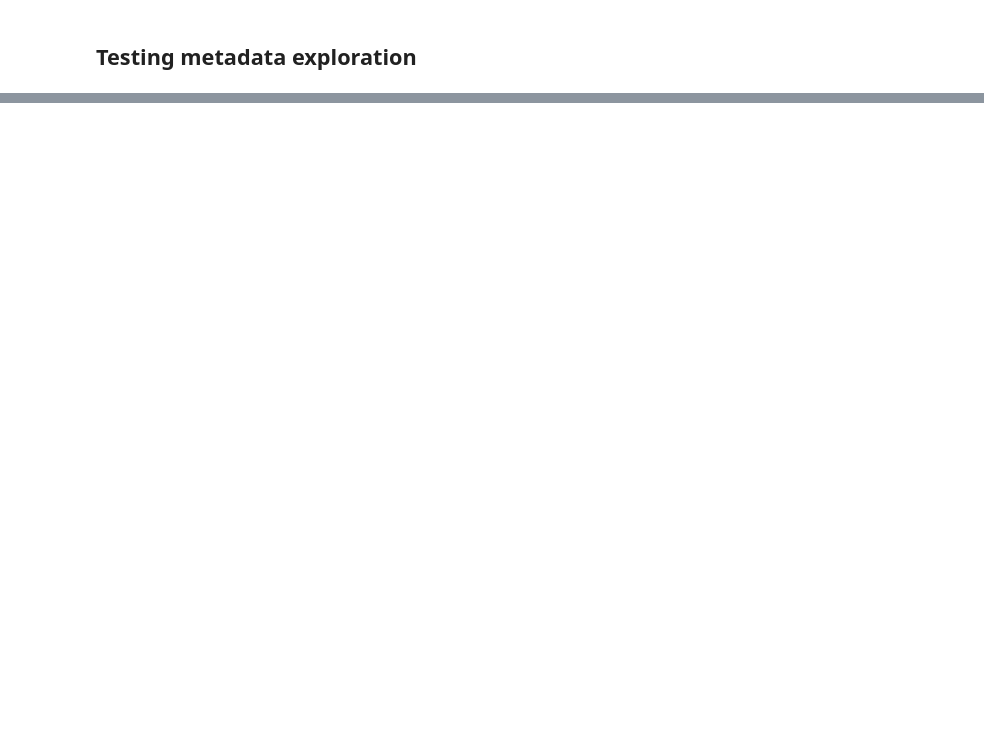
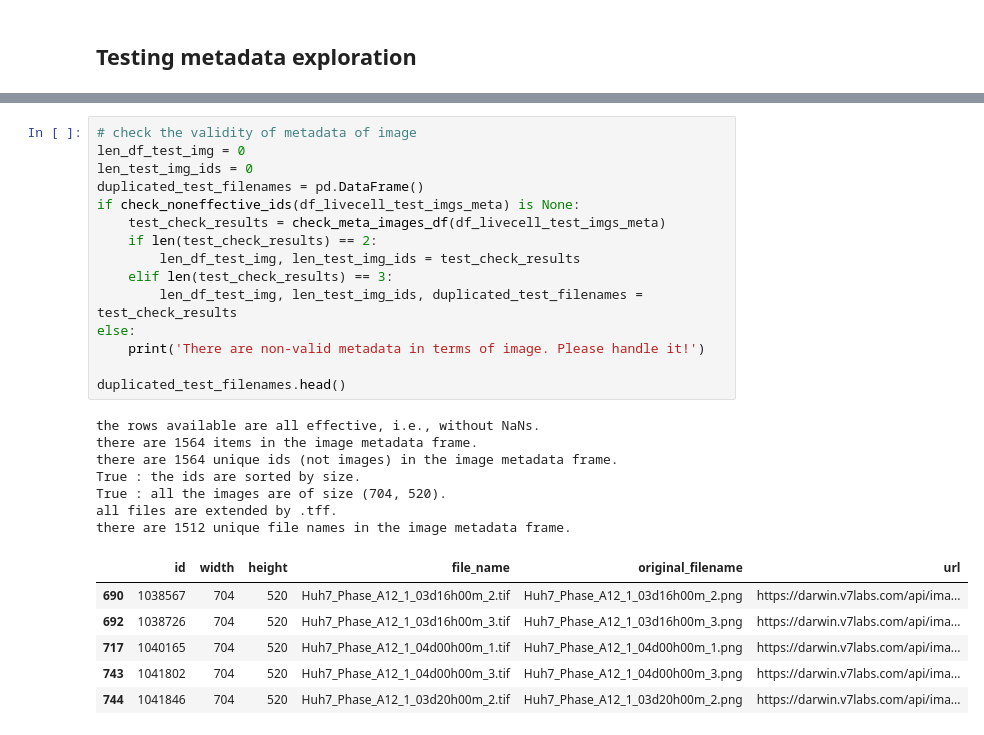
Before and after one commit to lenardxu/rkx_cell_is, a Jupyter notebook: analytics/data_exploration_LIVECell.ipynb, the cells around one changed output, grey strips where cells are left out. Saved outputs shown, nothing was run; the diff lists cells and outputs as text; blank space fills up the shorter version.

```diff
--- a/analytics/data_exploration_LIVECell.ipynb
+++ b/analytics/data_exploration_LIVECell.ipynb
@@ -259,0 +418,29 @@ train_data['licenses']
+# %%
+# check the validity of metadata of image
+len_df_test_img = 0
+len_test_img_ids = 0
+duplicated_test_filenames = pd.DataFrame()
+if check_noneffective_ids(df_livecell_test_imgs_meta) is None:
+    test_check_results = check_meta_images_df(df_livecell_test_imgs_meta)
+    if len(test_check_results) == 2:
+        len_df_test_img, len_test_img_ids = test_check_results
+    elif len(test_check_results) == 3:
+        len_df_test_img, len_test_img_ids, duplicated_test_filenames = test_check_results
+else:
+    print('There are non-valid metadata in terms of image. Please handle it!')
+
+duplicated_test_filenames.head()
+# %% [output]
+the rows available are all effective, i.e., without NaNs.
+there are 1564 items in the image metadata frame.
+there are 1564 unique ids (not images) in the image metadata frame.
+True : the ids are sorted by size.
+True : all the images are of size (704, 520).
+all files are extended by .tff.
+there are 1512 unique file names in the image metadata frame.
+|  | id | width | height | file_name | original_filename | url |
+| 690 | 1038567 | 704 | 520 | Huh7_Phase_A12_1_03d16h00m_2.tif | Huh7_Phase_A12_1_03d16h00m_2.png | https://darwin.v7labs.com/api/ima... |
+| 692 | 1038726 | 704 | 520 | Huh7_Phase_A12_1_03d16h00m_3.tif | Huh7_Phase_A12_1_03d16h00m_3.png | https://darwin.v7labs.com/api/ima... |
+| 717 | 1040165 | 704 | 520 | Huh7_Phase_A12_1_04d00h00m_1.tif | Huh7_Phase_A12_1_04d00h00m_1.png | https://darwin.v7labs.com/api/ima... |
+| 743 | 1041802 | 704 | 520 | Huh7_Phase_A12_1_04d00h00m_3.tif | Huh7_Phase_A12_1_04d00h00m_3.png | https://darwin.v7labs.com/api/ima... |
+| 744 | 1041846 | 704 | 520 | Huh7_Phase_A12_1_03d20h00m_2.tif | Huh7_Phase_A12_1_03d20h00m_2.png | https://darwin.v7labs.com/api/ima... |
```
Also changed, not shown: parts of 24 cells of this notebook, 1 other file.
